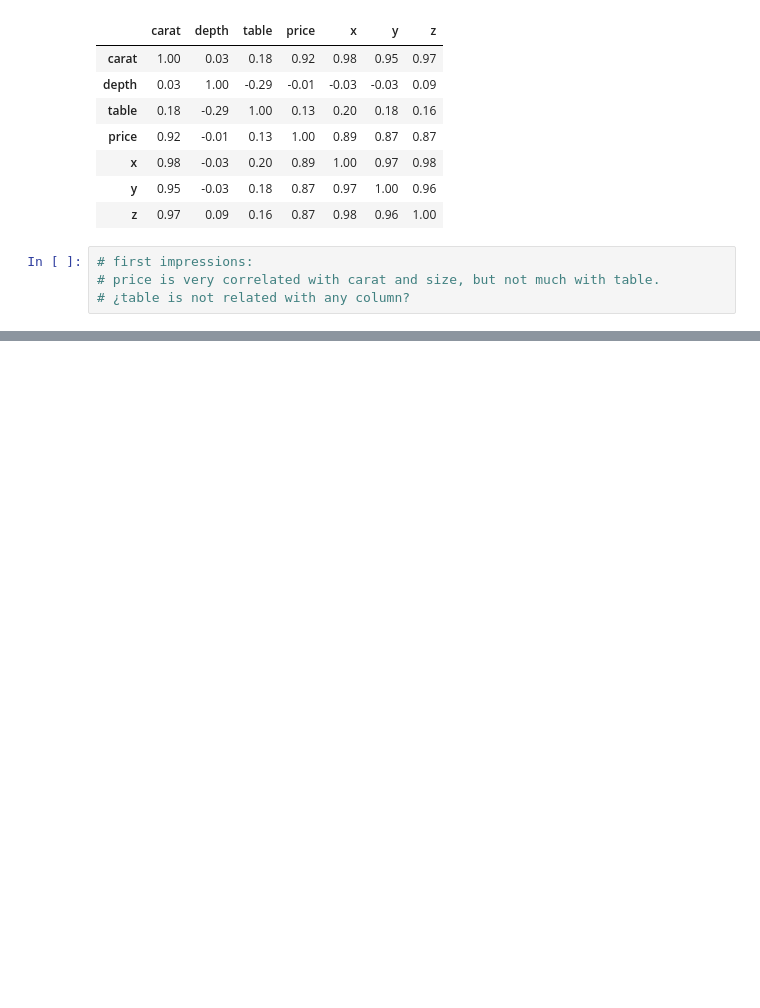
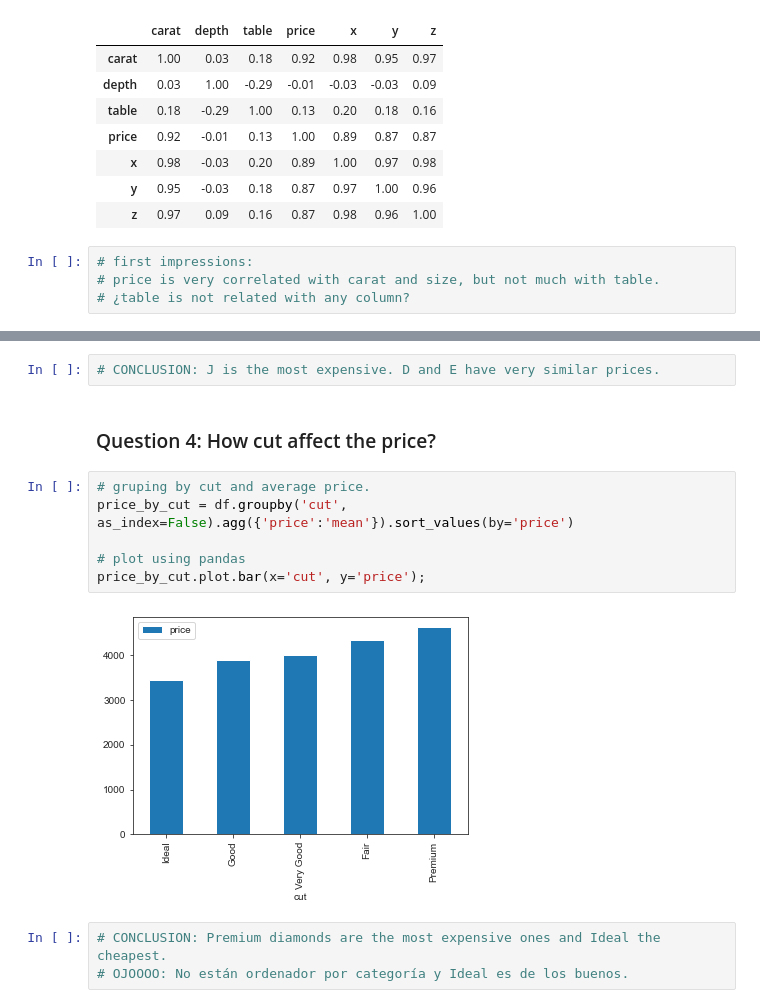
Before and after one commit to ssarahreyes/ih_datamadpt1120_project_m2, a Jupyter notebook: notebooks/Challenge1-DataVisualization.ipynb, the cells around one changed output, grey strips where cells are left out. Drawn from its saved outputs; the diff is of its cells as text; blank space fills up the shorter version.

```diff
--- a/notebooks/Challenge1-DataVisualization.ipynb
+++ b/notebooks/Challenge1-DataVisualization.ipynb
@@ -139,0 +198,15 @@ TypeError: no numeric data to plot
+# %%
+# CONCLUSION: J is the most expensive. D and E have very similar prices.
+# %% [markdown]
+### Question 4: How cut affect the price?
+# %%
+# gruping by cut and average price.
+price_by_cut = df.groupby('cut', as_index=False).agg({'price':'mean'}).sort_values(by='price')
+
+# plot using pandas
+price_by_cut.plot.bar(x='cut', y='price');
+# %% [output]
+[figure, added]
+# %%
+# CONCLUSION: Premium diamonds are the most expensive ones and Ideal the cheapest.
+# OJOOOO: No están ordenador por categoría y Ideal es de los buenos.
```
Also changed, not shown: parts of 25 cells of this notebook, 1 other file.
